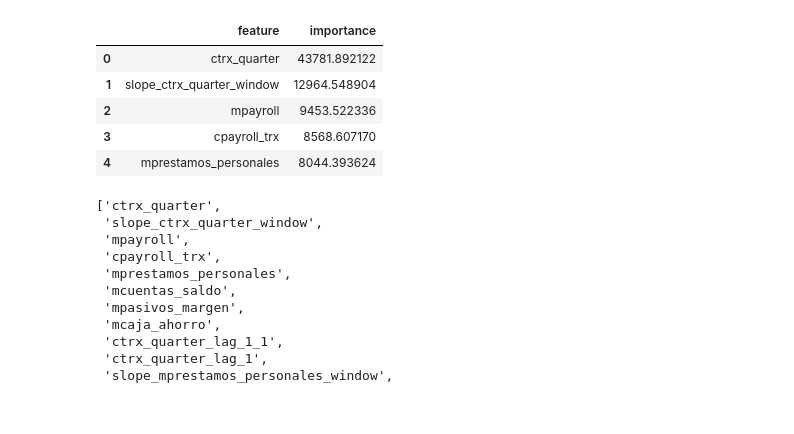
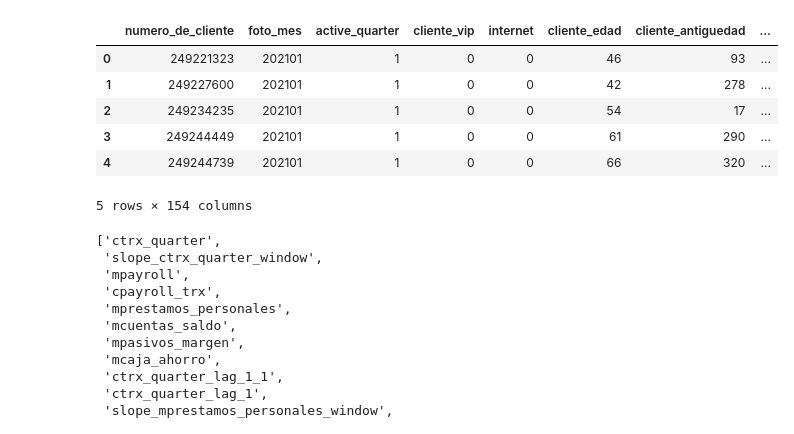
Before and after one commit to NicoCaricati/dmeyf2025, a Jupyter notebook: src/clase miercoles/to_check.ipynb, the cells around one changed output. Drawn from its saved outputs; the diff is of its cells as text; code cells hidden in the pictures.

```diff
--- a/src/clase miercoles/to_check.ipynb
+++ b/src/clase miercoles/to_check.ipynb
@@ -1,16 +1,18 @@
 # %%
 import pandas as pd
 
-df = pd.read_csv("data/feature_importance.csv")
+df = pd.read_csv("data/competencia_01_crudo.csv")
+
 
 df.head()
 # %% [output]
-|  | feature | importance |
-| 0 | ctrx_quarter | 43781.892122 |
-| 1 | slope_ctrx_quarter_window | 12964.548904 |
-| 2 | mpayroll | 9453.522336 |
-| 3 | cpayroll_trx | 8568.607170 |
-| 4 | mprestamos_personales | 8044.393624 |
+|  | numero_de_cliente | foto_mes | active_quarter | cliente_vip | internet | cliente_edad | cliente_antiguedad | ... |
+| 0 | 249221323 | 202101 | 1 | 0 | 0 | 46 | 93 | ... |
+| 1 | 249227600 | 202101 | 1 | 0 | 0 | 42 | 278 | ... |
+| 2 | 249234235 | 202101 | 1 | 0 | 0 | 54 | 17 | ... |
+| 3 | 249244449 | 202101 | 1 | 0 | 0 | 61 | 290 | ... |
+| 4 | 249244739 | 202101 | 1 | 0 | 0 | 66 | 320 | ... |
+5 rows × 154 columns
 # %%
 # df sin columnas que tienen en el nombre la palabra "canario"
 feature_importance_sin_canarios = df[~df["feature"].str.contains("canario")]
```
Also changed, not shown: 28 other files.
